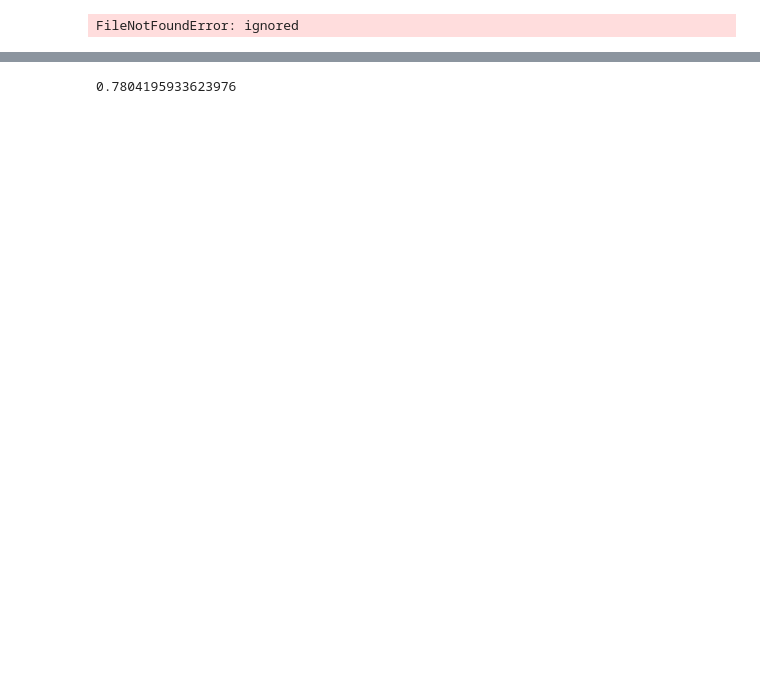
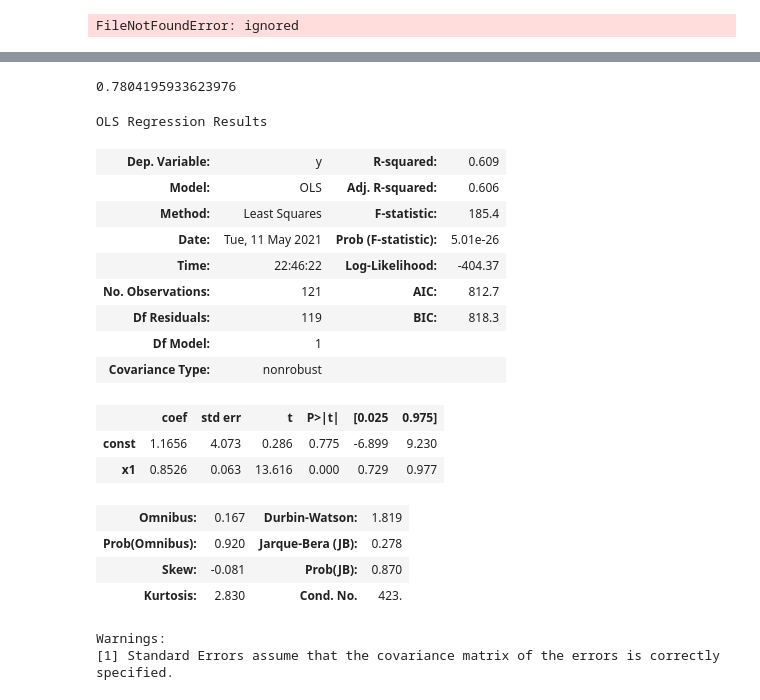
Before and after one commit to ManuelCastro1/Quality-of-life, a Jupyter notebook: idh.ipynb, the cells around one changed output, grey strips where cells are left out. Saved outputs shown, nothing was run; the diff lists cells and outputs as text; code cells hidden in the pictures; blank space fills up the shorter version.

```diff
--- a/idh.ipynb
+++ b/idh.ipynb
@@ -198,24 +219,45 @@ print(correlation[0,1])
 # %%
 datos = pd.read_excel("corrupcion.xlsx", sheet_name="Merged data")
 datos = datos.dropna()
 
 
 fig = go.Figure()
 trendline = px.scatter(datos, x="Economical Freedom", y="Quality of life", trendline="ols")
+results = px.get_trendline_results(trendline)
 trendline = trendline.data[1]
 trendline["marker_color"] = "#FA636E"
 fig.add_trace(go.Scatter( x = datos["Economical Freedom"], y = datos["Quality of life"], mode = "markers", text=datos["Nation or Territory"], showlegend=False))
 fig.add_trace(go.Scatter(trendline))
 fig.update_xaxes(title="Economical Freedom Index")
 fig.update_yaxes(title="Quality of life Index")
 fig.update_layout(title="Economical Freedom vs. Quality of life")
 fig.show()
 
 correlation = np.corrcoef(datos["Economical Freedom"],datos["Quality of life"])
 print(correlation[0,1])
+results.px_fit_results.iloc[0].summary()
 # %% [output]
 [interactive output not drawn]
 0.7804195933623976
+OLS Regression Results
+| Dep. Variable: | y | R-squared: | 0.609 |
+| Model: | OLS | Adj. R-squared: | 0.606 |
+| Method: | Least Squares | F-statistic: | 185.4 |
+| Date: | Tue, 11 May 2021 | Prob (F-statistic): | 5.01e-26 |
+| Time: | 22:46:22 | Log-Likelihood: | -404.37 |
+| No. Observations: | 121 | AIC: | 812.7 |
+| Df Residuals: | 119 | BIC: | 818.3 |
+| Df Model: | 1 |  |  |
+| Covariance Type: | nonrobust |  |  |
+|  | coef | std err | t | P>|t| | [0.025 | 0.975] |
+| const | 1.1656 | 4.073 | 0.286 | 0.775 | -6.899 | 9.230 |
+| x1 | 0.8526 | 0.063 | 13.616 | 0.000 | 0.729 | 0.977 |
+| Omnibus: | 0.167 | Durbin-Watson: | 1.819 |
+| Prob(Omnibus): | 0.920 | Jarque-Bera (JB): | 0.278 |
+| Skew: | -0.081 | Prob(JB): | 0.870 |
+| Kurtosis: | 2.830 | Cond. No. | 423. |
+Warnings:
+[1] Standard Errors assume that the covariance matrix of the errors is correctly specified.
 # %%
 datos = pd.read_excel("corrupcion.xlsx", sheet_name="Merged data")
 datos = datos.dropna()
```
Also changed, not shown: parts of 2 cells of this notebook.
